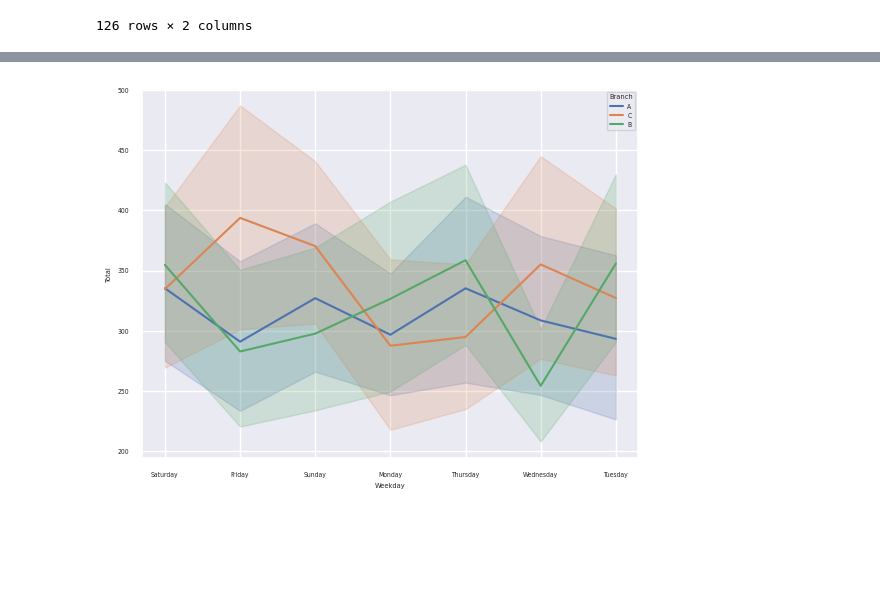
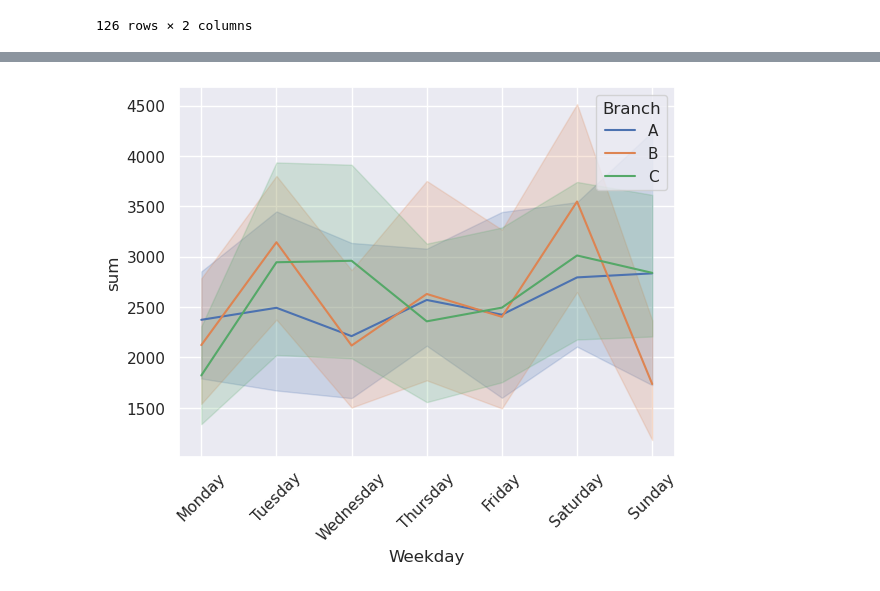
Before and after one commit to bibi643/Data_Visualization, a Jupyter notebook: supermarket_vis.ipynb, the cells around one changed output, grey strips where cells are left out. Drawn from its saved outputs; the diff is of its cells as text; code cells hidden in the pictures; blank space fills up the shorter version.

```diff
--- a/supermarket_vis.ipynb
+++ b/supermarket_vis.ipynb
@@ -237,0 +218,4 @@ MultiIndex([(   'Friday', 'A', 'Electronic accessories'),
+# %%
+df_days=df_days.reset_index()
+df_days=df_days.drop(columns='dayweek')
+df_days
@@ -238,5 +236,6 @@ MultiIndex([(   'Friday', 'A', 'Electronic accessories'),
 # %%
-sns.lineplot(df,x='Weekday',y='Total',hue='Branch')
+week_plt= sns.lineplot(data=df_days, x='Weekday',y='sum',hue='Branch')
+week_plt.set_xticklabels(week_plt.get_xticklabels(),rotation=45,)
 sns.set_theme(font_scale=1)
 # %% [output]
-[figure, old version]
+[figure, new version]
```
Also changed, not shown: parts of 8 cells of this notebook.
